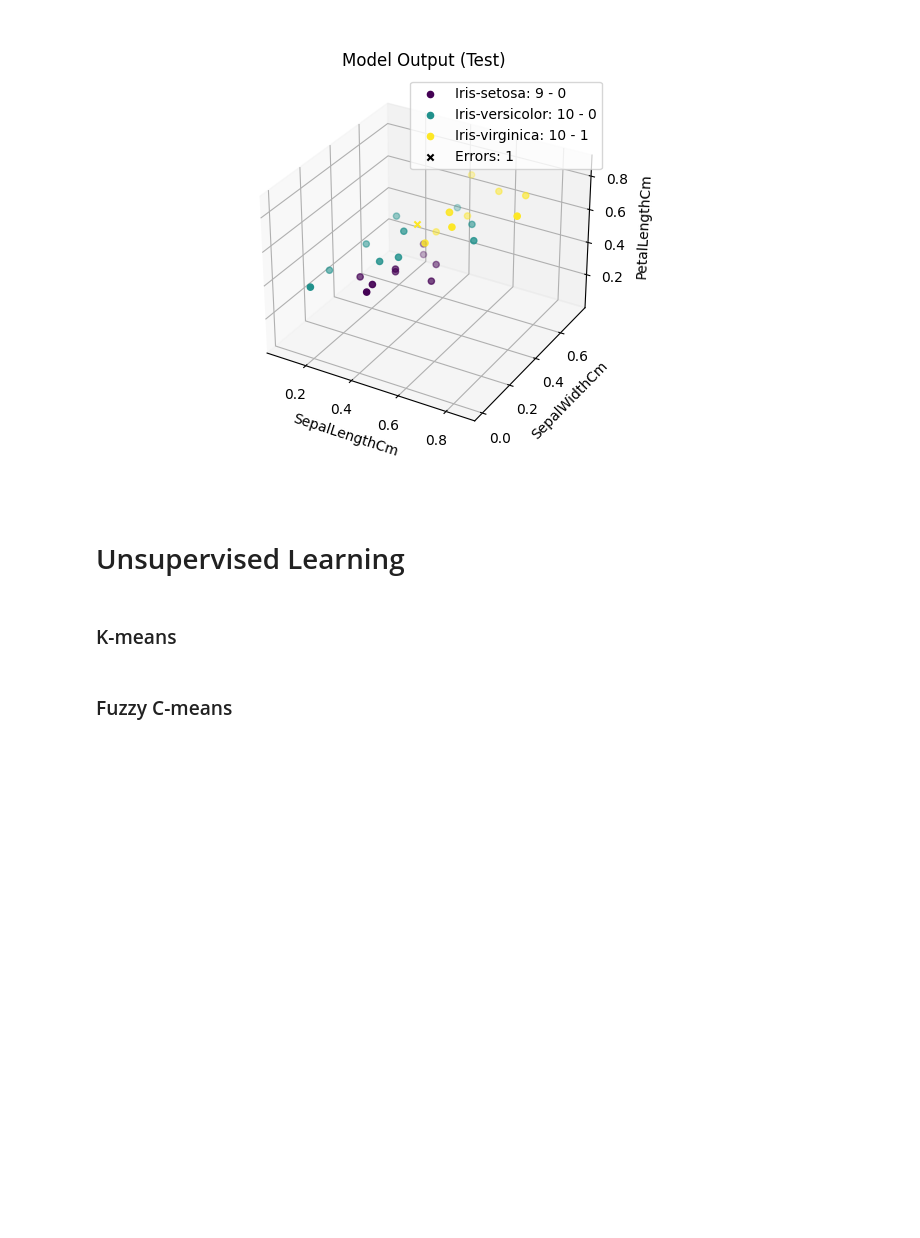
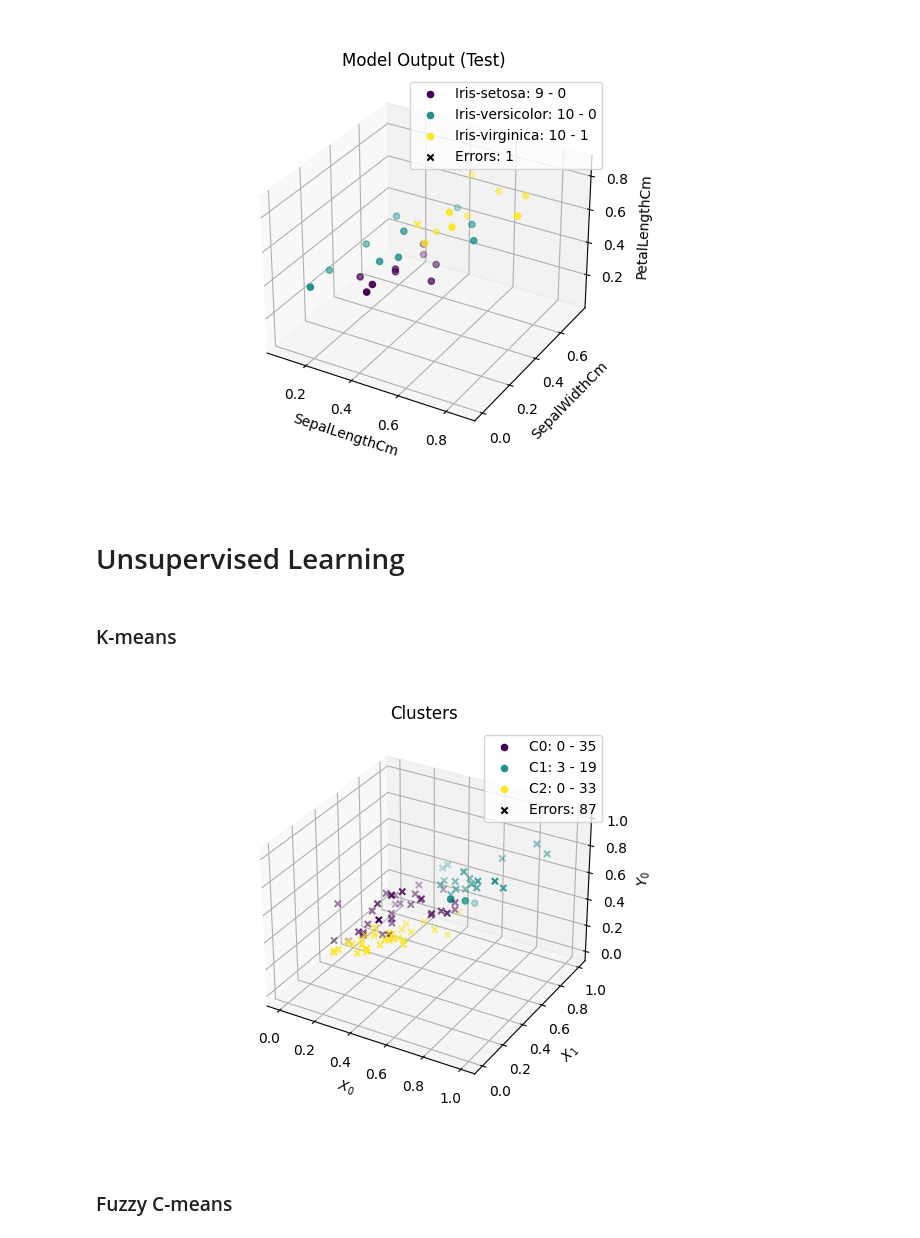
Before and after one commit to aortega0703/AI-pipeline, a Jupyter notebook: pipeline.ipynb, the cells around one changed output. Cells and saved outputs as stored; diff of their text form; code cells hidden in the pictures; blank space fills up the shorter version.

```diff
--- a/pipeline.ipynb
+++ b/pipeline.ipynb
@@ -365,53 +360,39 @@ else:
 # %% [markdown]
 ### K-means
 # %%
-def cost_intracluster(X, C, norm):
-    return np.sum(norm(X-C))
+def cost(X, U, C, norm=norm["Euclidean2"]):
+    return np.sum(norm(X - C[:, np.argmax(U, axis=0)]))
 
 
-def cost(C, U, X):
-    return norm["Euclidean2"](X - C[:, np.argmax(U, axis=0)])
-
-def update_clusters_fuzzy(C, X, m):
-    D = dist_matrix(C, X, norm["Euclidean2"])
-    U = np.zeros((C.shape[1], X.shape[1]))
-    for c in range(C.shape[1]):
-        for x in range(X.shape[1]):
-            U[c, x] = 1/np.sum((D[c, x]/D[k, x])**(m-1))
-    return U
-def cost(X, C, norm):
-    acum = 0
-    for c in range(len(C)):
-        acum += cost_intracluster(X[:, C[c][1]], C[c][0], norm)
-    return acum
-
-
-def update_clusters(C, X):
-    U = [[] for i in range(C.shape[1])]
-    for x, c in enumerate(np.argmin(dist_matrix(C, X), axis=0)):
-        U[c].append(x)
+def update_clusters(X, C, norm=norm["Euclidean2"]):
+    U = np.zeros((C.shape[1], X.shape[1]), dtype=int)
+    D = dist_matrix(C, X, norm)
+    I = np.identity(C.shape[1])
+    for x, c in enumerate(np.argmin(D, axis=0)):
+        U[:, x] = I[:, c]
     return U
 
-def update_centers(U, X, C):
-    C = C.copy()
+def update_centers(X, U):
+    C = np.zeros((X.shape[0], U.shape[0]))
     for c, u in enumerate(U):
-        if len(u) > 0:
-            C[:, c] = np.average(X[:, u], axis=1)
+        C[:, c] = np.average(X[:, u == 1], axis=1)
     return C
 
 
-def k_means(k, X, epsilon, epochs):
-    U = []
-    C_last = X[:, np.random.choice(np.linspace(0, X.shape[1]-1, dtype=int), k)]
-    delta = np.inf
-    i = 0
-    while delta > epsilon and i < epochs:
-        U = update_clusters(C_last, X)
-        C = update_centers(U, X, C_last)
-        delta = np.sum(norm["Euclidean2"](C_last - C))
-        C_last = C
-        i += 1
-    return C_last, update_clusters(C_last, X)
+def k_means(k, X, epsilon, norm=norm["Euclidean2"]):
+    C = X[:, np.random.randint(0, X.shape[1], size=k)]
+    J0, J1 = 0, np.inf
+    while np.abs(J0 - J1) > epsilon:
+        J0 = J1
+        U = update_clusters(X, C)
+        C = update_centers(X, U)
+        J1 = cost(X, U, C, norm)
+    return update_clusters(X, C), C
+
+U, C = k_means(3, X, 0.002)
+plot_cluster(X, U, Ud=Yd, C=C)
+# %% [output]
+[figure, added]
 # %% [markdown]
 ### Fuzzy C-means
 # %%
```
Also changed, not shown: parts of 7 cells of this notebook.
